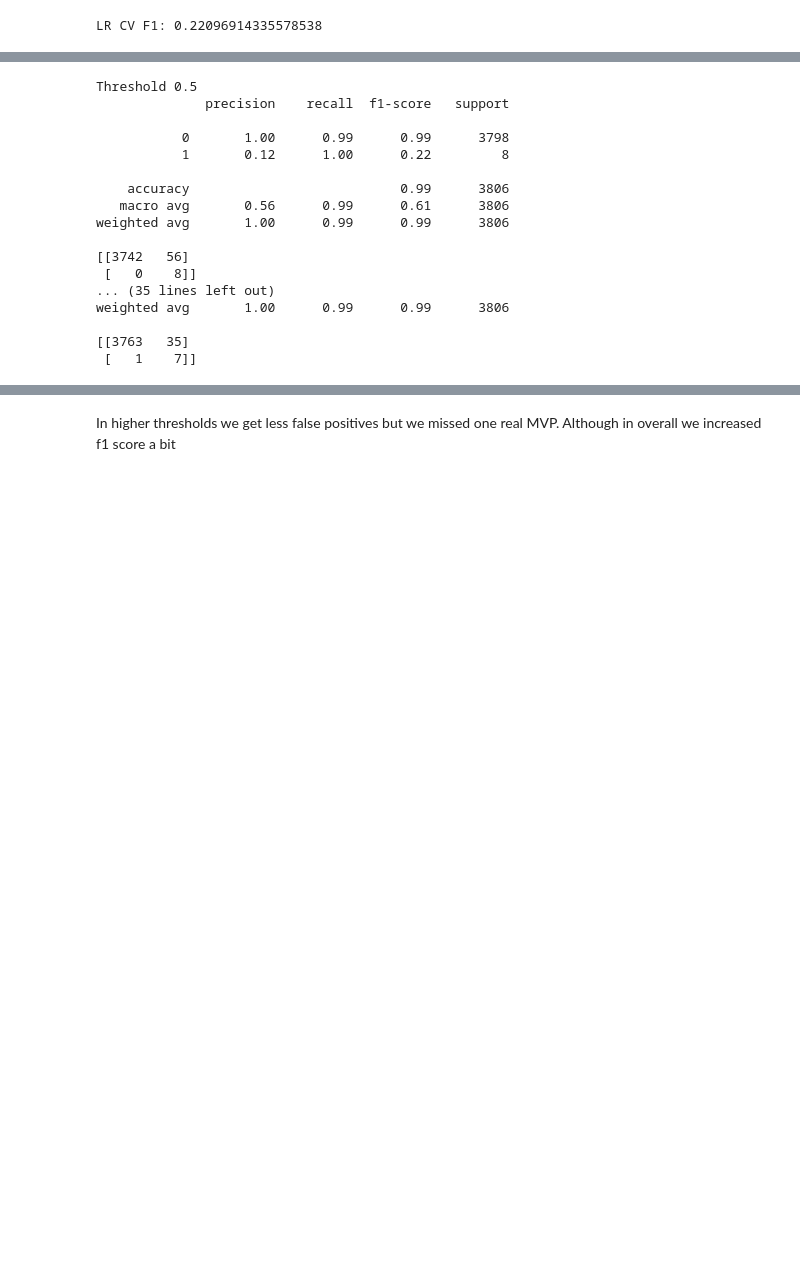
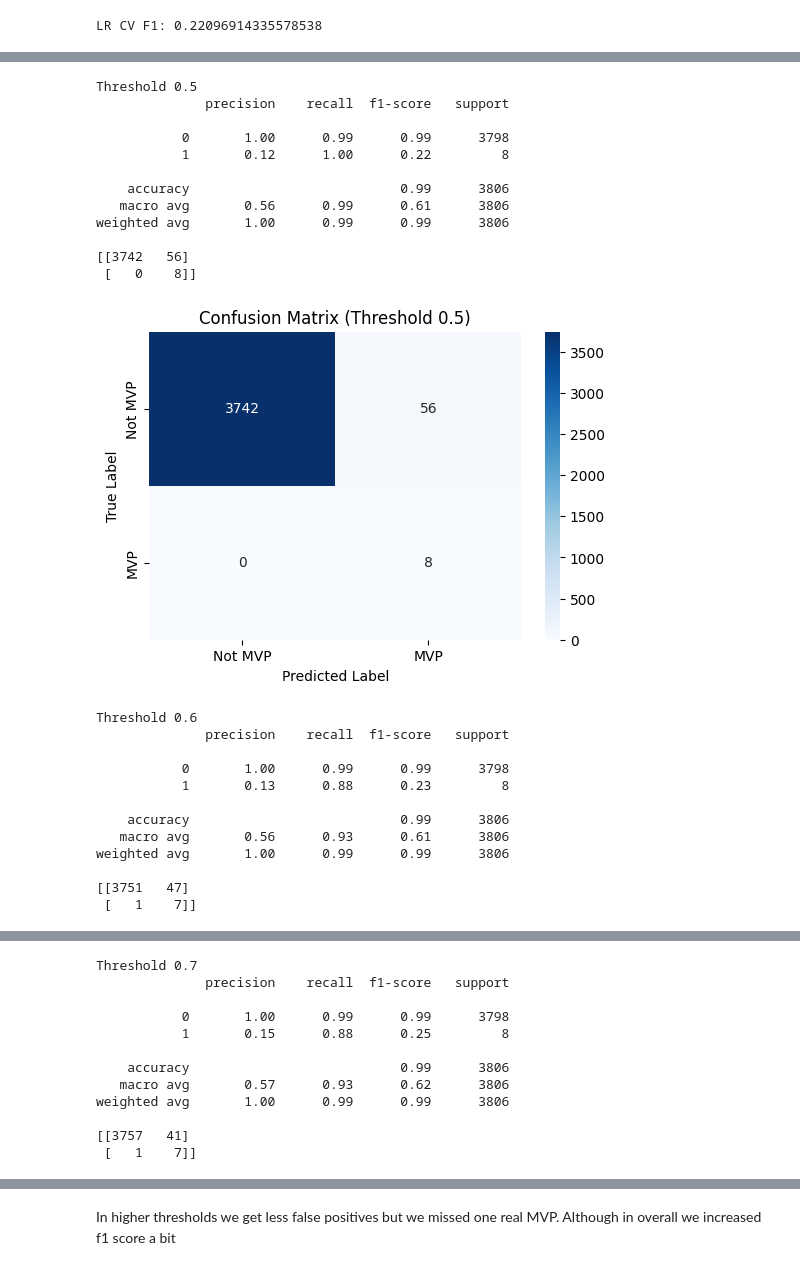
Before and after one commit to mertso13/nba-mvp-prediction, a Jupyter notebook: mvp_prediction.ipynb, the cells around one changed output, grey strips where cells are left out. Saved outputs shown, nothing was run; the diff lists cells and outputs as text; code cells hidden in the pictures; blank space fills up the shorter version.

```diff
--- a/mvp_prediction.ipynb
+++ b/mvp_prediction.ipynb
@@ -611,25 +704,34 @@ weighted avg       1.00      0.99      0.99      3806
 # %%
 y_proba = lr_pipe.predict_proba(X_test)[:,1]
 for thresh in [0.5, 0.6, 0.7, 0.8]:
     y_pred_t = (y_proba >= thresh).astype(int)
     print(f"Threshold {thresh}")
     print(classification_report(y_test, y_pred_t))
     print(confusion_matrix(y_test, y_pred_t), end='\n\n')
+    plot_confusion_matrix(y_test, y_pred_t, title=f"Confusion Matrix (Threshold {thresh})")
 # %% [output]
 Threshold 0.5
               precision    recall  f1-score   support
 
            0       1.00      0.99      0.99      3798
            1       0.12      1.00      0.22         8
 
     accuracy                           0.99      3806
    macro avg       0.56      0.99      0.61      3806
 weighted avg       1.00      0.99      0.99      3806
 
 [[3742   56]
  [   0    8]]
-... (35 lines left out)
-weighted avg       1.00      0.99      0.99      3806
-
-[[3763   35]
- [   1    7]]
+[figure, added]
+Threshold 0.6
+              precision    recall  f1-score   support
+
+           0       1.00      0.99      0.99      3798
+           1       0.13      0.88      0.23         8
+
+    accuracy                           0.99      3806
+   macro avg       0.56      0.93      0.61      3806
+weighted avg       1.00      0.99      0.99      3806
+
+[[3751   47]
+ [   1    7]]
@@ -635,0 +739,12 @@ weighted avg       1.00      0.99      0.99      3806
+Threshold 0.7
+              precision    recall  f1-score   support
+
+           0       1.00      0.99      0.99      3798
+           1       0.15      0.88      0.25         8
+
+    accuracy                           0.99      3806
+   macro avg       0.57      0.93      0.62      3806
+weighted avg       1.00      0.99      0.99      3806
+
+[[3757   41]
+ [   1    7]]
```
Also changed, not shown: parts of 15 cells of this notebook, 3 other files.
